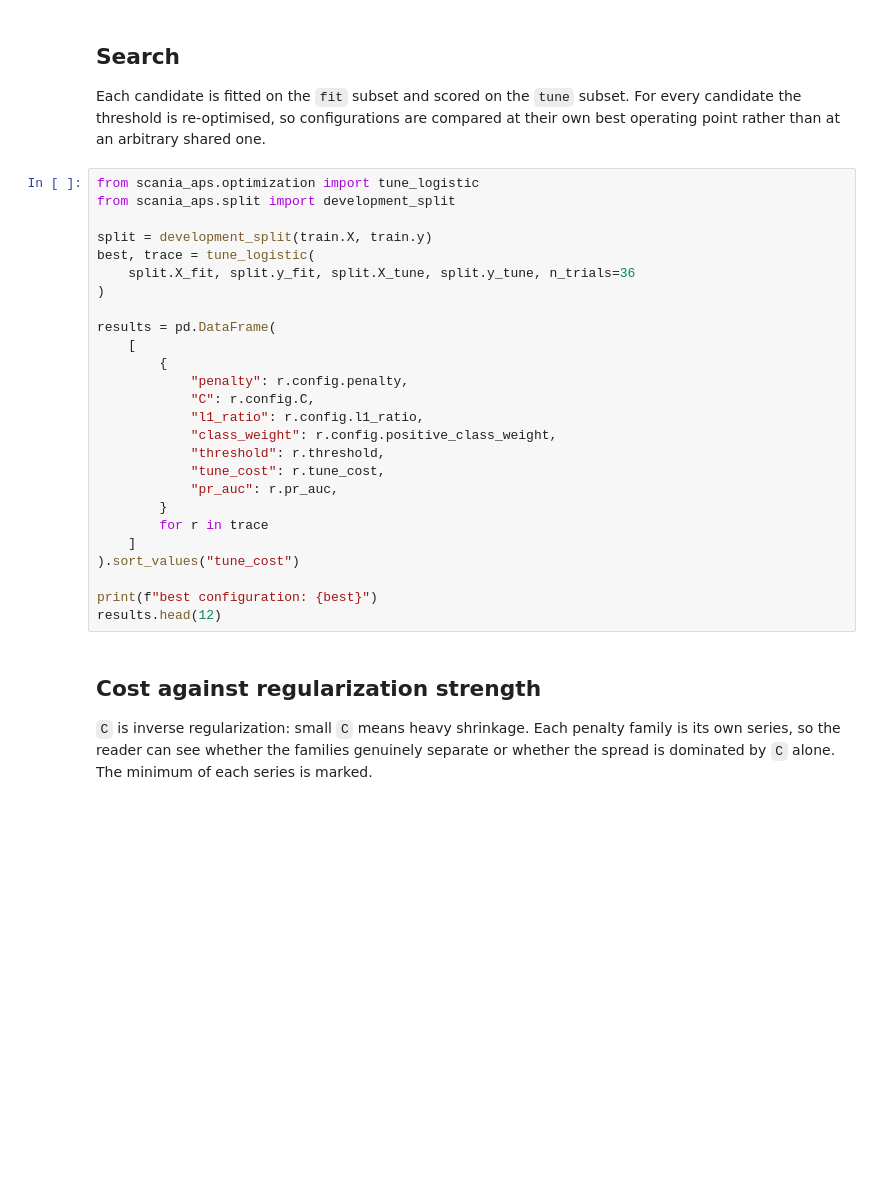
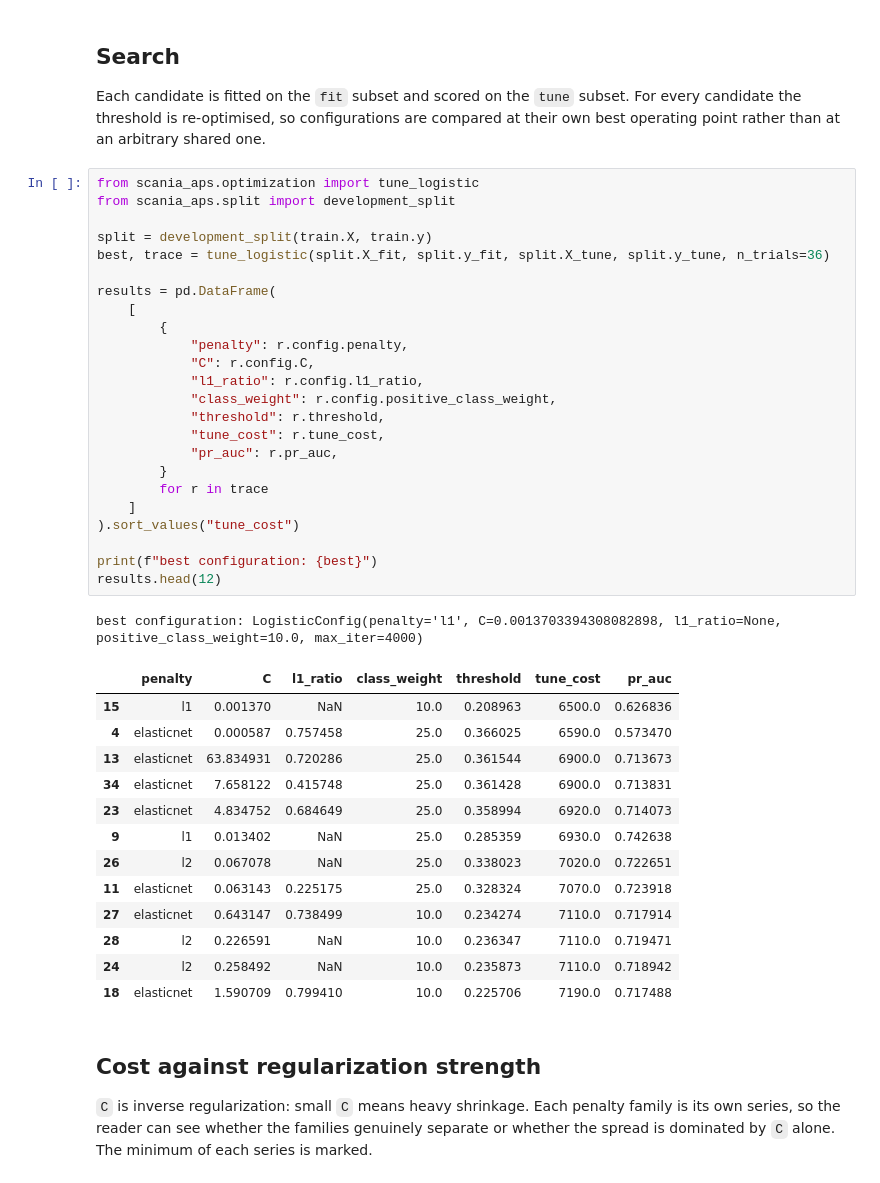
Before and after one commit to DiogoRibeiro7/scania-aps-cost, a Jupyter notebook: experiments/03_logistic_regularization.ipynb, the cells around one changed output. Cells and saved outputs as stored; diff of their text form; blank space fills up the shorter version.

```diff
--- a/experiments/03_logistic_regularization.ipynb
+++ b/experiments/03_logistic_regularization.ipynb
@@ -58,29 +62,42 @@ best operating point rather than at an arbitrary shared one.
 # %%
 from scania_aps.optimization import tune_logistic
 from scania_aps.split import development_split
 
 split = development_split(train.X, train.y)
-best, trace = tune_logistic(
-    split.X_fit, split.y_fit, split.X_tune, split.y_tune, n_trials=36
-)
+best, trace = tune_logistic(split.X_fit, split.y_fit, split.X_tune, split.y_tune, n_trials=36)
 
 results = pd.DataFrame(
     [
         {
             "penalty": r.config.penalty,
             "C": r.config.C,
             "l1_ratio": r.config.l1_ratio,
             "class_weight": r.config.positive_class_weight,
             "threshold": r.threshold,
             "tune_cost": r.tune_cost,
             "pr_auc": r.pr_auc,
         }
         for r in trace
     ]
 ).sort_values("tune_cost")
 
 print(f"best configuration: {best}")
 results.head(12)
+# %% [output]
+best configuration: LogisticConfig(penalty='l1', C=0.0013703394308082898, l1_ratio=None, positive_class_weight=10.0, max_iter=4000)
+|  | penalty | C | l1_ratio | class_weight | threshold | tune_cost | pr_auc |
+| 15 | l1 | 0.001370 | NaN | 10.0 | 0.208963 | 6500.0 | 0.626836 |
+| 4 | elasticnet | 0.000587 | 0.757458 | 25.0 | 0.366025 | 6590.0 | 0.573470 |
+| 13 | elasticnet | 63.834931 | 0.720286 | 25.0 | 0.361544 | 6900.0 | 0.713673 |
+| 34 | elasticnet | 7.658122 | 0.415748 | 25.0 | 0.361428 | 6900.0 | 0.713831 |
+| 23 | elasticnet | 4.834752 | 0.684649 | 25.0 | 0.358994 | 6920.0 | 0.714073 |
+| 9 | l1 | 0.013402 | NaN | 25.0 | 0.285359 | 6930.0 | 0.742638 |
+| 26 | l2 | 0.067078 | NaN | 25.0 | 0.338023 | 7020.0 | 0.722651 |
+| 11 | elasticnet | 0.063143 | 0.225175 | 25.0 | 0.328324 | 7070.0 | 0.723918 |
+| 27 | elasticnet | 0.643147 | 0.738499 | 10.0 | 0.234274 | 7110.0 | 0.717914 |
+| 28 | l2 | 0.226591 | NaN | 10.0 | 0.236347 | 7110.0 | 0.719471 |
+| 24 | l2 | 0.258492 | NaN | 10.0 | 0.235873 | 7110.0 | 0.718942 |
+| 18 | elasticnet | 1.590709 | 0.799410 | 10.0 | 0.225706 | 7190.0 | 0.717488 |
 # %% [markdown]
 ## Cost against regularization strength
 
```
Also changed, not shown: parts of 3 cells of this notebook, 9 other files.
